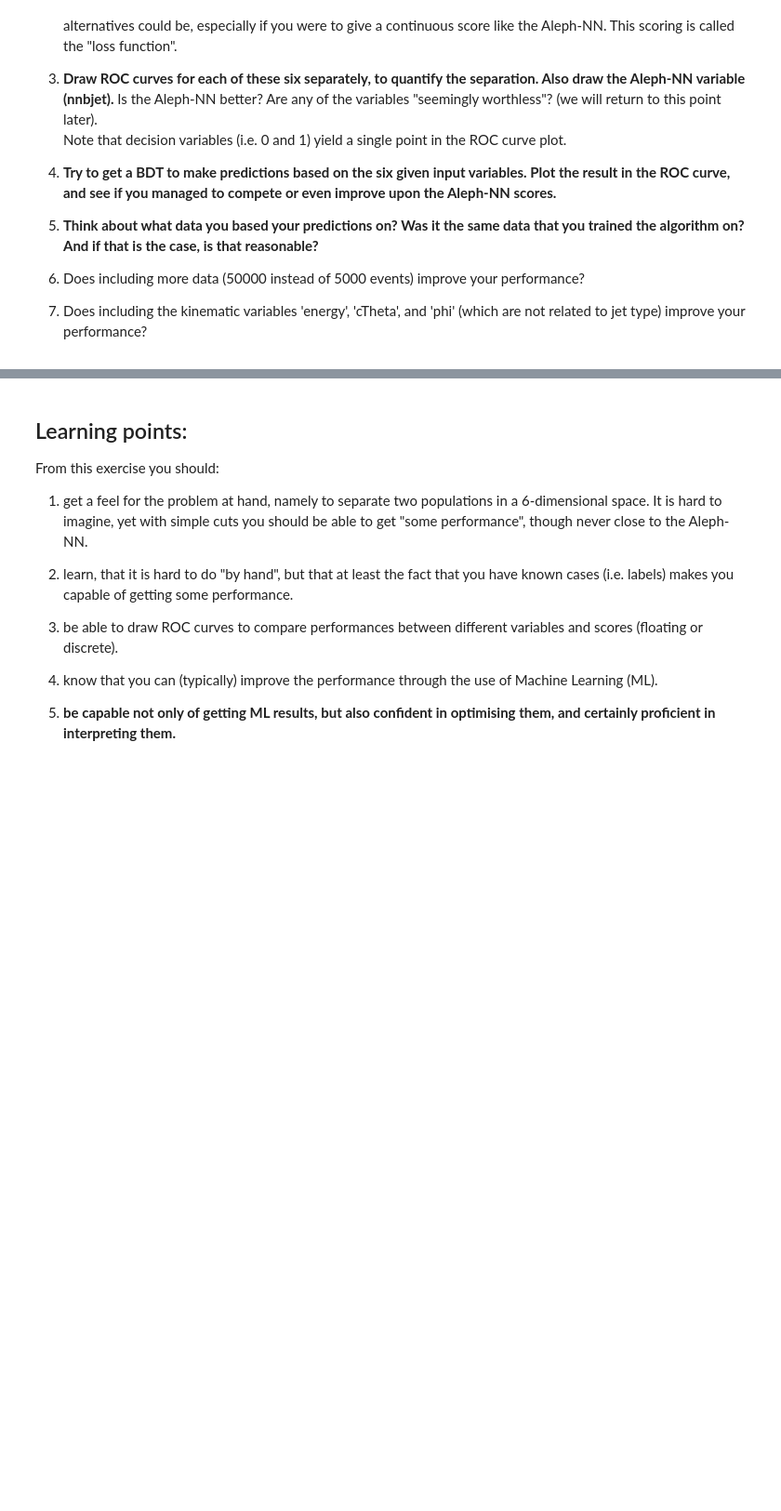
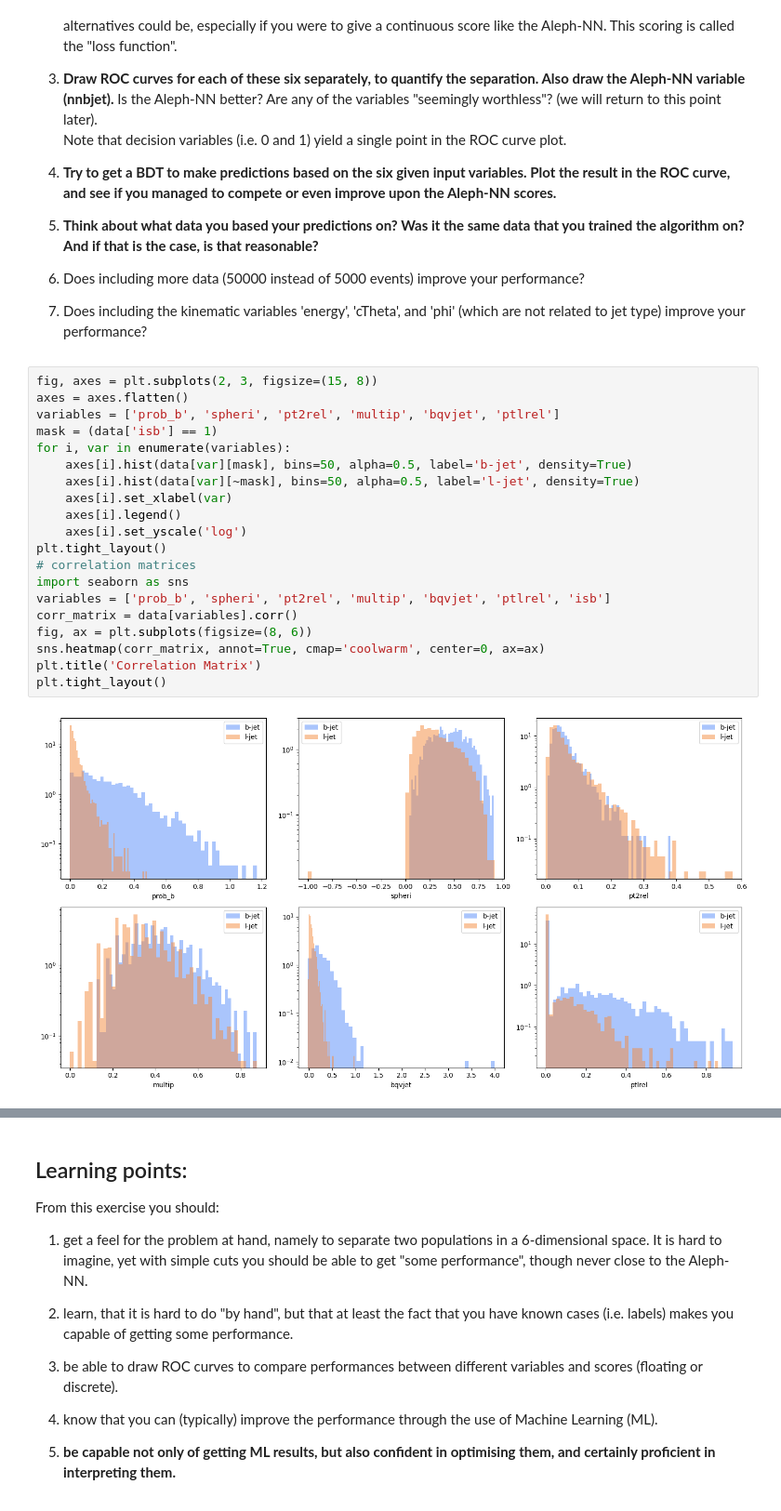
Before and after one commit to stupidodie/AppliedML2026, a Jupyter notebook: Week1/BjetSelection_original.ipynb, the cells around one changed output, grey strips where cells are left out. Shown at 93% size. Drawn from its saved outputs; the diff is of its cells as text; blank space fills up the shorter version.

```diff
--- a/Week1/BjetSelection_original.ipynb
+++ b/Week1/BjetSelection_original.ipynb
@@ -185,3 +185,25 @@ Note that decision variables (i.e. 0 and 1) yield a single point in the ROC curv
 7. Does including more data (50000 instead of 5000 events) improve your performance?
 
 8. Does including the kinematic variables 'energy', 'cTheta', and 'phi' (which are not related to jet type) improve your performance?
+# %%
+fig, axes = plt.subplots(2, 3, figsize=(15, 8))
+axes = axes.flatten()
+variables = ['prob_b', 'spheri', 'pt2rel', 'multip', 'bqvjet', 'ptlrel']
+mask = (data['isb'] == 1)
+for i, var in enumerate(variables):
+    axes[i].hist(data[var][mask], bins=50, alpha=0.5, label='b-jet', density=True)
+    axes[i].hist(data[var][~mask], bins=50, alpha=0.5, label='l-jet', density=True)
+    axes[i].set_xlabel(var)
+    axes[i].legend()
+    axes[i].set_yscale('log')
+plt.tight_layout()
+# correlation matrices
+import seaborn as sns
+variables = ['prob_b', 'spheri', 'pt2rel', 'multip', 'bqvjet', 'ptlrel', 'isb']
+corr_matrix = data[variables].corr()
+fig, ax = plt.subplots(figsize=(8, 6))
+sns.heatmap(corr_matrix, annot=True, cmap='coolwarm', center=0, ax=ax)
+plt.title('Correlation Matrix')
+plt.tight_layout()
+# %% [output]
+[figure, added]
```
Also changed, not shown: parts of 7 cells of this notebook.
